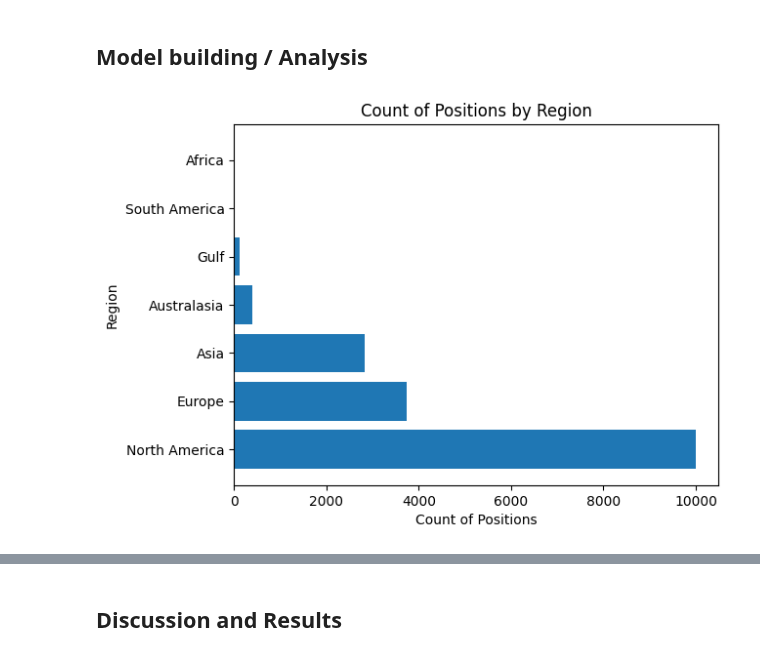
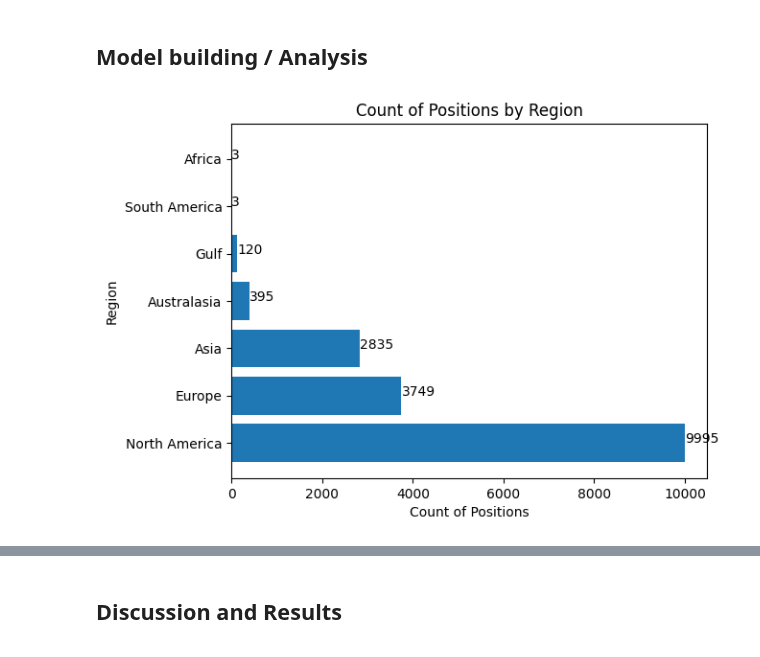
Before and after one commit to tumibytes/cis9650-project03, a Jupyter notebook: term_project_starter.ipynb, the cells around one changed output, grey strips where cells are left out. Cells and saved outputs as stored; diff of their text form; code cells hidden in the pictures.

```diff
--- a/term_project_starter.ipynb
+++ b/term_project_starter.ipynb
@@ -285,17 +281,22 @@ print(region) # debugging
 # %% [markdown]
 ## Model building / Analysis
 # %%
-# plot test
+# plot the count of positions by region
 fig, ax = plt.subplots()
 
 region_count = df_flat["region"].value_counts()
 bar_labels = region_count.index.tolist()
 count = region_count.values.tolist()
 
 ax.barh(bar_labels, count)
 ax.set_ylabel("Region")
 ax.set_xlabel("Count of Positions")
 ax.set_title("Count of Positions by Region")
+
+# add values to bar chart for analysis
+for index, value in enumerate(region_count):
+    plt.text(value, index, str(value))
+
 plt.show()
 # %% [output]
-[figure, old version]
+[figure, new version]
```
Also changed, not shown: parts of 6 cells of this notebook.
